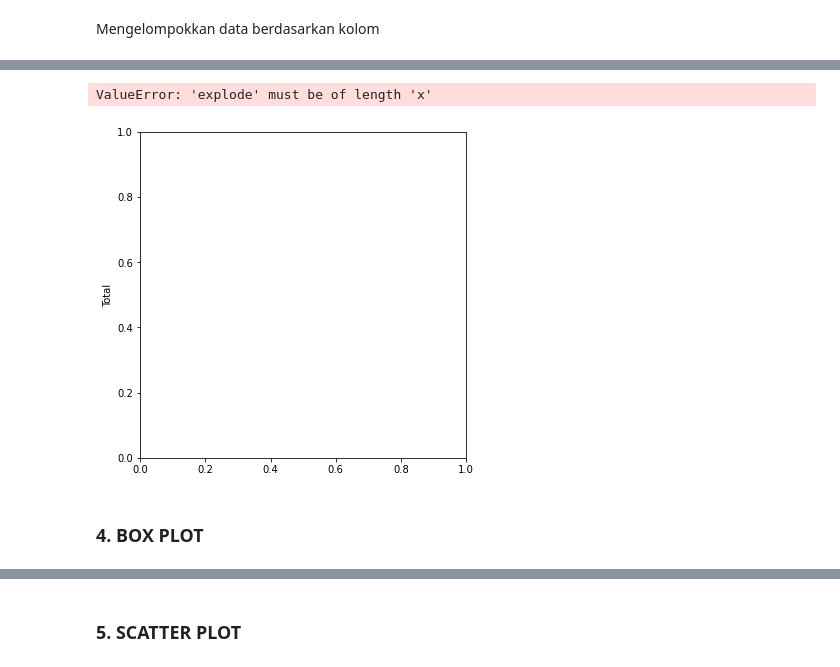
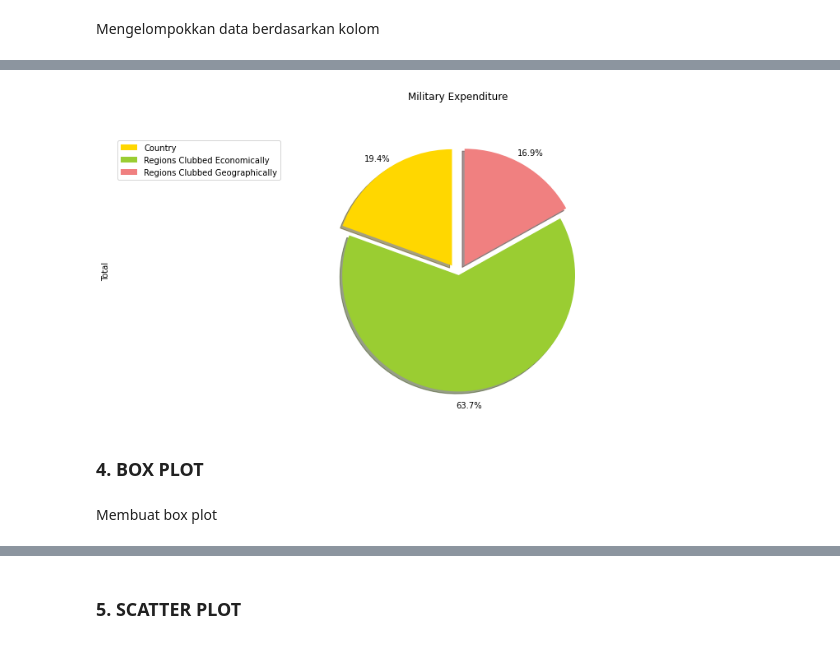
Before and after one commit to AbdulHafidh-AI/Praktikum-Visualisasi-Data, a Jupyter notebook: 2008107010056_AbdulHafidh_Tugas3.ipynb, the cells around one changed output, grey strips where cells are left out. Saved outputs shown, nothing was run; the diff lists cells and outputs as text; code cells hidden in the pictures.

```diff
--- a/2008107010056_AbdulHafidh_Tugas3.ipynb
+++ b/2008107010056_AbdulHafidh_Tugas3.ipynb
@@ -126,3 +126,5 @@ Indicator Name      0
 2018               68
 Total               0
 Length: 64, dtype: int64
+# %%
+sample.set_index('Name', inplace=True)
@@ -152,4 +157,5 @@ sample
 # %% [markdown]
 Mengelompokkan data berdasarkan kolom
 # %%
-sample = sample.groupby('Name', axis=0).sum()
+sample_country = sample.groupby('Type', axis=0).sum()
+sample_country
@@ -164,29 +169,30 @@ plt.show()
 # %%
 colors_list = ['gold', 'yellowgreen', 'lightcoral', 'lightskyblue', 'lightgreen', 'pink']
-explode_list = [0.1, 0, 0, 0, 0.1, 0.1] # ratio for each continent with which to offset each wedge.
-
-sample['Total'].plot(kind='pie',
+explode_list = [0.1, 0, 0.1]
+sample_country['Total'].plot(kind='pie',
                             figsize=(15, 6),
                             autopct='%1.1f%%',
                             startangle=90,
                             shadow=True,
                             labels=None,         # turn off labels on pie chart
                             pctdistance=1.12,    # the ratio between the center of each pie slice and the start of the text generated by autopct
-                            colors=colors_list,  # add custom colors
-                            explode=explode_list # 'explode' lowest 3 continents
-                            )
+                            colors=colors_list,
+                            explode=explode_list# add custom colors)
+)
+
 
 # scale the title up by 12% to match pctdistance
-plt.title('Immigration to Canada by Continent [1980 - 2013]', y=1.12)
+plt.title("Military Expenditure", y=1.12)
 
 plt.axis('equal')
 
 # add legend
-plt.legend(labels=sample.index, loc='upper left')
+plt.legend(labels=sample_country.index, loc='upper left')
 
 plt.show()
 # %% [output]
-ValueError: 'explode' must be of length 'x'
-[figure, old version]
+[figure, new version]
 # %% [markdown]
 ### 4. BOX PLOT
+# %% [markdown]
+Membuat box plot
```
Also changed, not shown: parts of 12 cells of this notebook.
